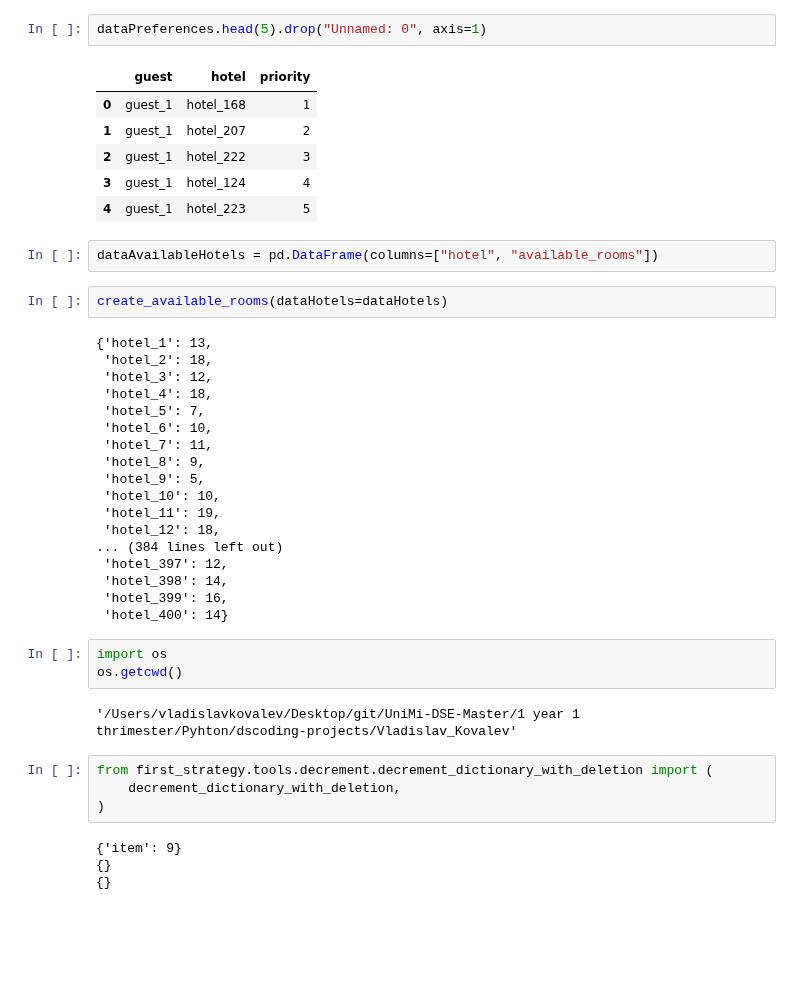
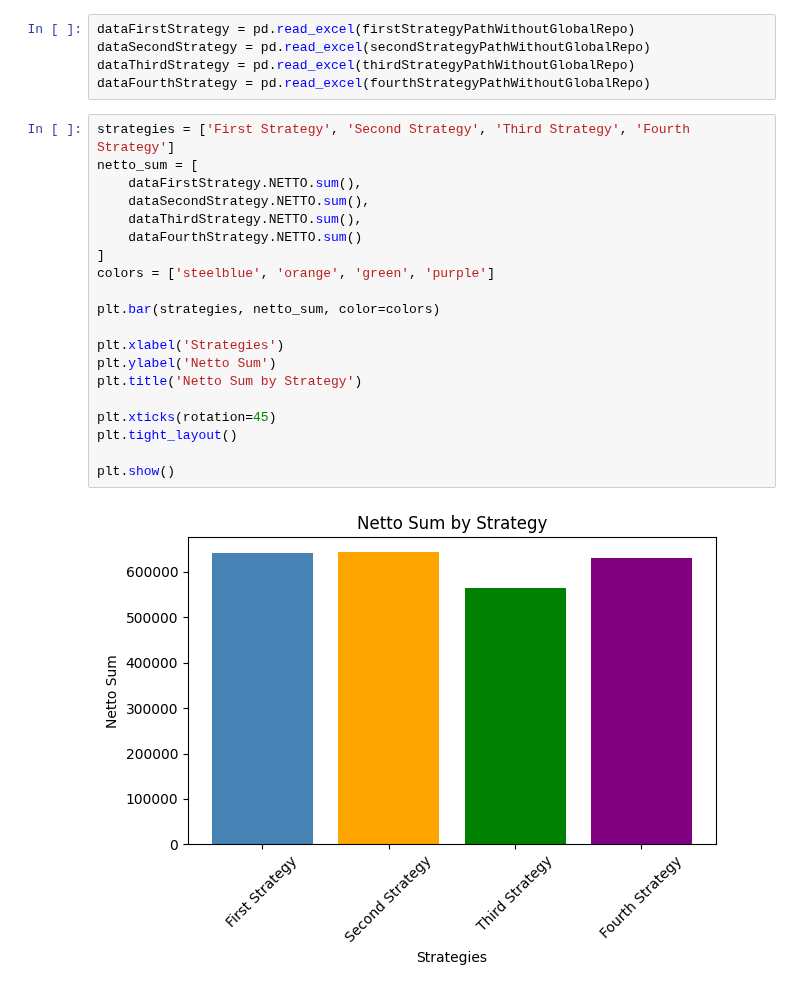
Before and after one commit to tundraparisi/dscoding-projects, a Jupyter notebook: Vladislav_Kovalev/viewer.ipynb, the cells around one changed output. Saved outputs shown, nothing was run; the diff lists cells and outputs as text; blank space fills up the shorter version.

```diff
--- a/Vladislav_Kovalev/viewer.ipynb
+++ b/Vladislav_Kovalev/viewer.ipynb
@@ -116,44 +59,27 @@ dataPreferences[dataPreferences["guest"] == "guest_1"]
-# %%
-dataPreferences.head(5).drop("Unnamed: 0", axis=1)
-# %% [output]
-|  | guest | hotel | priority |
-| 0 | guest_1 | hotel_168 | 1 |
-| 1 | guest_1 | hotel_207 | 2 |
-| 2 | guest_1 | hotel_222 | 3 |
-| 3 | guest_1 | hotel_124 | 4 |
-| 4 | guest_1 | hotel_223 | 5 |
-# %%
-dataAvailableHotels = pd.DataFrame(columns=["hotel", "available_rooms"])
-# %%
-create_available_rooms(dataHotels=dataHotels)
-# %% [output]
-{'hotel_1': 13,
- 'hotel_2': 18,
- 'hotel_3': 12,
- 'hotel_4': 18,
- 'hotel_5': 7,
- 'hotel_6': 10,
- 'hotel_7': 11,
- 'hotel_8': 9,
- 'hotel_9': 5,
- 'hotel_10': 10,
- 'hotel_11': 19,
- 'hotel_12': 18,
-... (384 lines left out)
- 'hotel_397': 12,
- 'hotel_398': 14,
- 'hotel_399': 16,
- 'hotel_400': 14}
-# %%
-import os
-os.getcwd()
-# %% [output]
-'/Users/vladislavkovalev/Desktop/git/UniMi-DSE-Master/1 year 1 thrimester/Pyhton/dscoding-projects/Vladislav_Kovalev'
-# %%
-from first_strategy.tools.decrement.decrement_dictionary_with_deletion import (
-    decrement_dictionary_with_deletion,
-)
-# %% [output]
-{'item': 9}
-{}
-{}
+# %%
+dataFirstStrategy = pd.read_excel(firstStrategyPathWithoutGlobalRepo)
+dataSecondStrategy = pd.read_excel(secondStrategyPathWithoutGlobalRepo)
+dataThirdStrategy = pd.read_excel(thirdStrategyPathWithoutGlobalRepo)
+dataFourthStrategy = pd.read_excel(fourthStrategyPathWithoutGlobalRepo)
+# %%
+strategies = ['First Strategy', 'Second Strategy', 'Third Strategy', 'Fourth Strategy']
+netto_sum = [
+    dataFirstStrategy.NETTO.sum(),
+    dataSecondStrategy.NETTO.sum(),
+    dataThirdStrategy.NETTO.sum(),
+    dataFourthStrategy.NETTO.sum()
+]
+colors = ['steelblue', 'orange', 'green', 'purple']
+
+plt.bar(strategies, netto_sum, color=colors)
+
+plt.xlabel('Strategies')
+plt.ylabel('Netto Sum')
+plt.title('Netto Sum by Strategy')
+
+plt.xticks(rotation=45)
+plt.tight_layout()
+
+plt.show()
+# %% [output]
+[figure, added]
```
Also changed, not shown: parts of 12 cells of this notebook, 9 other files.
